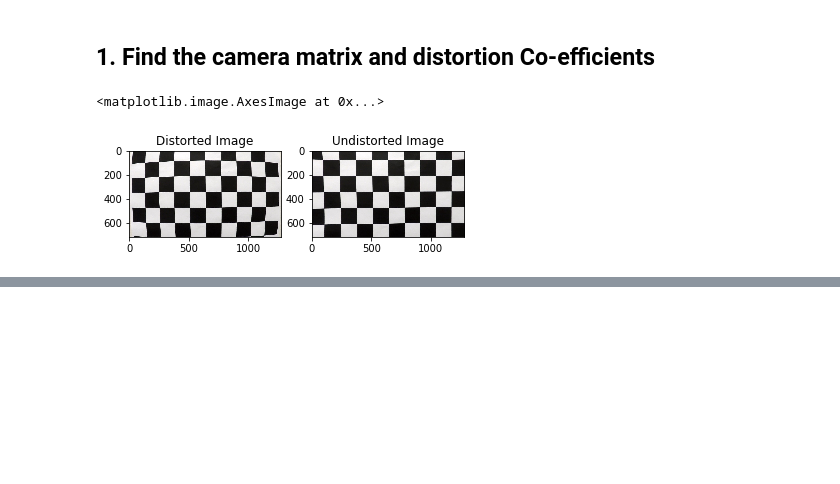
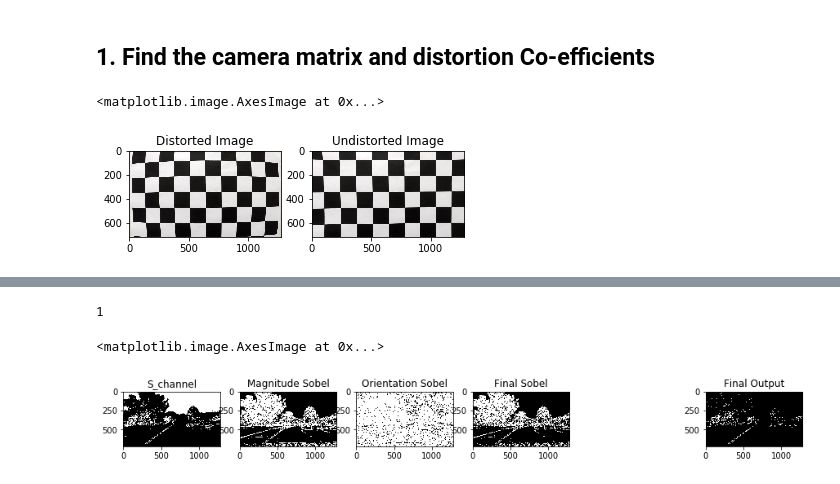
Before and after one commit to AbhilashAbhimsh/Advanced_Lane-lines, a Jupyter notebook: P2 .ipynb, the cells around one changed output, grey strips where cells are left out. Saved outputs shown, nothing was run; the diff lists cells and outputs as text; code cells hidden in the pictures; blank space fills up the shorter version.

Commit message:
Added the Color thresholding and Sobel[Magnitude and Orientation] thresholding with random values

```diff
--- a/P2 .ipynb
+++ b/P2 .ipynb
@@ -48,0 +60,56 @@ plt.imshow(undistort)
+# %%
+# Color Thresholding
+plt.figure(figsize=(20,20))
+
+s_high = 250
+s_low = 90
+hls = cv2.cvtColor(img, cv2.COLOR_RGB2HLS)
+s_channel = hls[:,:,2]
+binary = np.zeros_like(s_channel)
+
+binary[(s_channel>=s_low)&(s_channel<=s_high)] = 1
+print(np.max(binary))
+plt.subplot(181)
+plt.title("S_channel")
+plt.imshow(binary,cmap='gray')
+
+
+
+#Magnitude Thresholding
+gray = cv2.cvtColor(img, cv2.COLOR_RGB2GRAY)
+sobelx = cv2.Sobel(gray, cv2.CV_64F, 1,0, ksize=3)
+sobely = cv2.Sobel(gray, cv2.CV_64F, 0,1, ksize=3)
+absolute_sobel = np.sqrt(np.square(sobelx) + np.square(sobely))
+scaled_sobel = np.uint8(255 * absolute_sobel/ np.max(absolute_sobel))
+binary_scaled = np.zeros_like(scaled_sobel)
+binary_scaled[(scaled_sobel >= 10) & (scaled_sobel <= 150)] = 1
+plt.subplot(182)
+plt.title("Magnitude Sobel")
+plt.imshow(binary_scaled,cmap='gray')
+
+
+#Direction threholding
+orientation = np.arctan2(np.absolute(sobely), np.absolute(sobelx))
+# scaled_orientation = np.uint8(255 * orientation / np.max(orientation))
+binary_orient = np.zeros_like(orientation)
+binary_orient[(orientation >= 0) & (orientation <= 1.5)] = 1
+plt.subplot(183)
+plt.title("Orientation Sobel")
+plt.imshow(binary_orient, cmap='gray')
+
+combined = np.zeros_like(binary_orient)
+combined[(binary_orient == 1) & (binary_scaled == 1)] =1
+plt.subplot(184)
+plt.title("Final Sobel")
+plt.imshow(combined, cmap='gray')
+
+
+color_gradient = np.zeros_like(combined)
+color_gradient[(combined == 1) & (binary ==1)] =1
+plt.subplot(186)
+plt.title("Final Output")
+plt.imshow(color_gradient, cmap='gray')
+# %% [output]
+1
+<matplotlib.image.AxesImage at 0x...>
+[figure, added]
```
Also changed, not shown: parts of 1 cell of this notebook.
